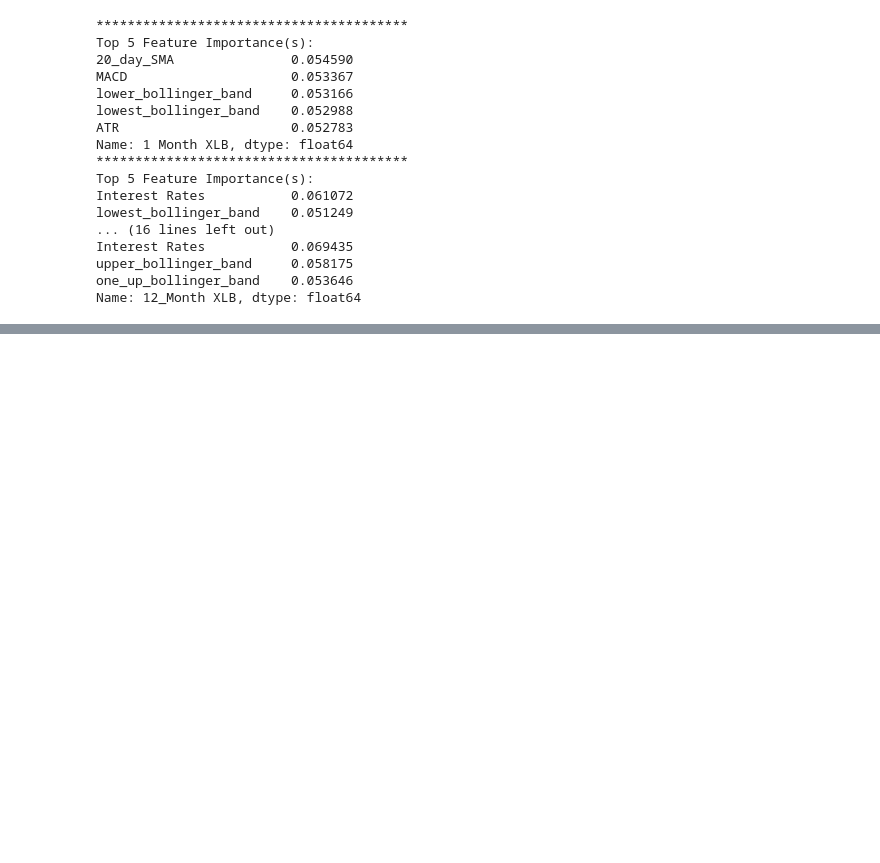
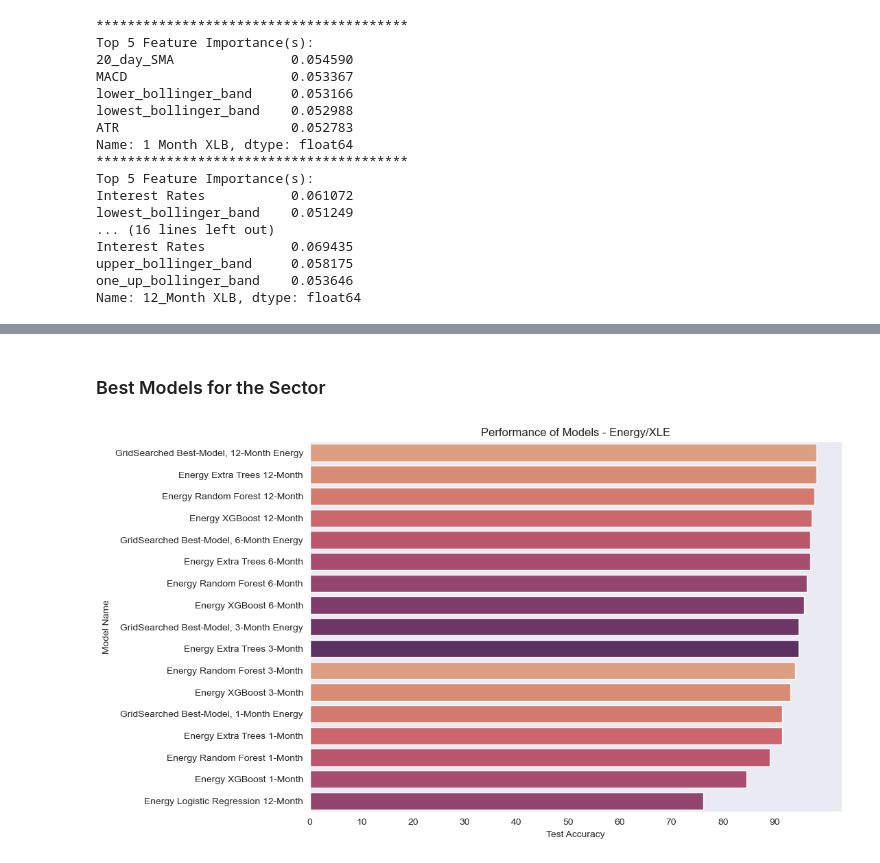
Before and after one commit to dvdhartsman/Stock_Market_Analysis, a Jupyter notebook: 2b_SPDR_Eval.ipynb, the cells around one changed output, grey strips where cells are left out. Saved outputs shown, nothing was run; the diff lists cells and outputs as text; code cells hidden in the pictures; blank space fills up the shorter version.

```diff
--- a/2b_SPDR_Eval.ipynb
+++ b/2b_SPDR_Eval.ipynb
@@ -230,0 +272,8 @@ Name: 12_Month XLB, dtype: float64
+# %% [markdown]
+### Best Models for the Sector
+# %%
+# Plotting the Test Accuracy of every model for this ETF
+
+plot_test_accuracy(Energy_df, "Energy/XLE", num_include=17)
+# %% [output]
+[figure, added]
```
Also changed, not shown: parts of 20 cells of this notebook.
